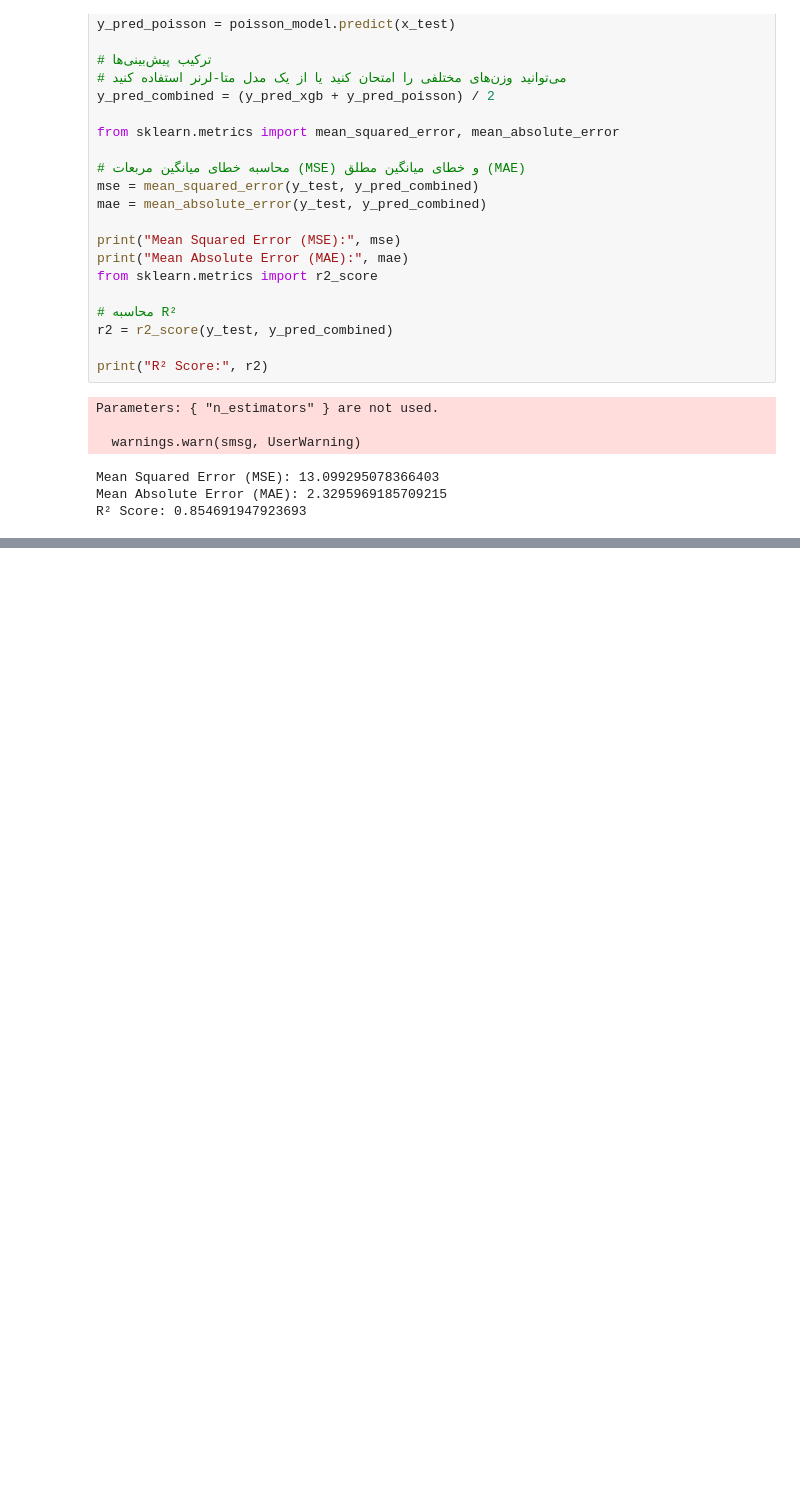
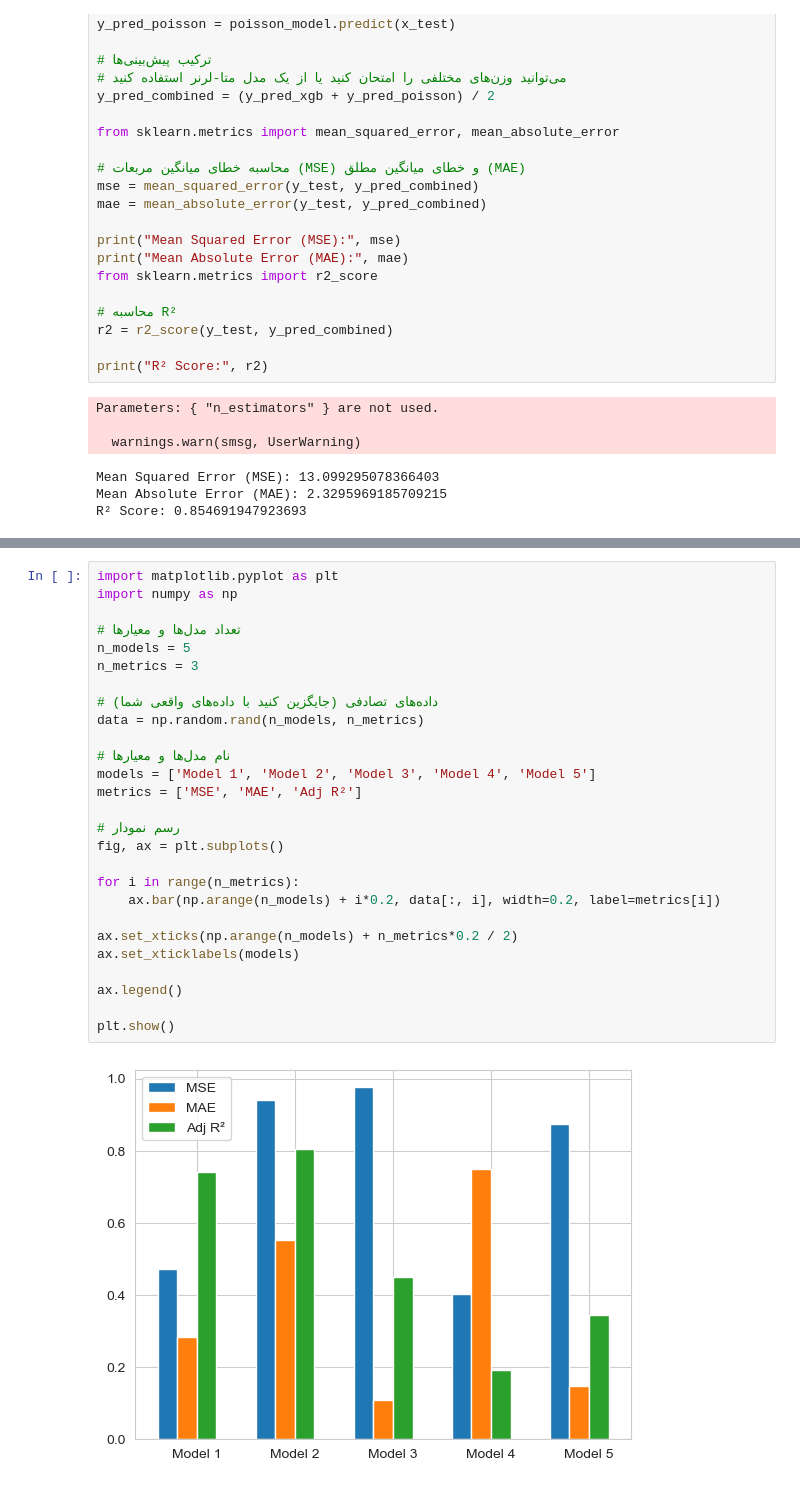
Before and after one commit to mraminamiri/National_Accident, a Jupyter notebook: ensemble regression.ipynb, the cells around one changed output, grey strips where cells are left out. Cells and saved outputs as stored; diff of their text form; blank space fills up the shorter version.

```diff
--- a/ensemble regression.ipynb
+++ b/ensemble regression.ipynb
@@ -287,0 +1001,29 @@ R² Score: 0.854691947923693
+# %%
+import matplotlib.pyplot as plt
+import numpy as np
+
+# تعداد مدل‌ها و معیارها
+n_models = 5
+n_metrics = 3
+
+# داده‌های تصادفی (جایگزین کنید با داده‌های واقعی شما)
+data = np.random.rand(n_models, n_metrics)
+
+# نام مدل‌ها و معیارها
+models = ['Model 1', 'Model 2', 'Model 3', 'Model 4', 'Model 5']
+metrics = ['MSE', 'MAE', 'Adj R²']
+
+# رسم نمودار
+fig, ax = plt.subplots()
+
+for i in range(n_metrics):
+    ax.bar(np.arange(n_models) + i*0.2, data[:, i], width=0.2, label=metrics[i])
+
+ax.set_xticks(np.arange(n_models) + n_metrics*0.2 / 2)
+ax.set_xticklabels(models)
+
+ax.legend()
+
+plt.show()
+# %% [output]
+[figure, added]
```
Also changed, not shown: parts of 30 cells of this notebook.
